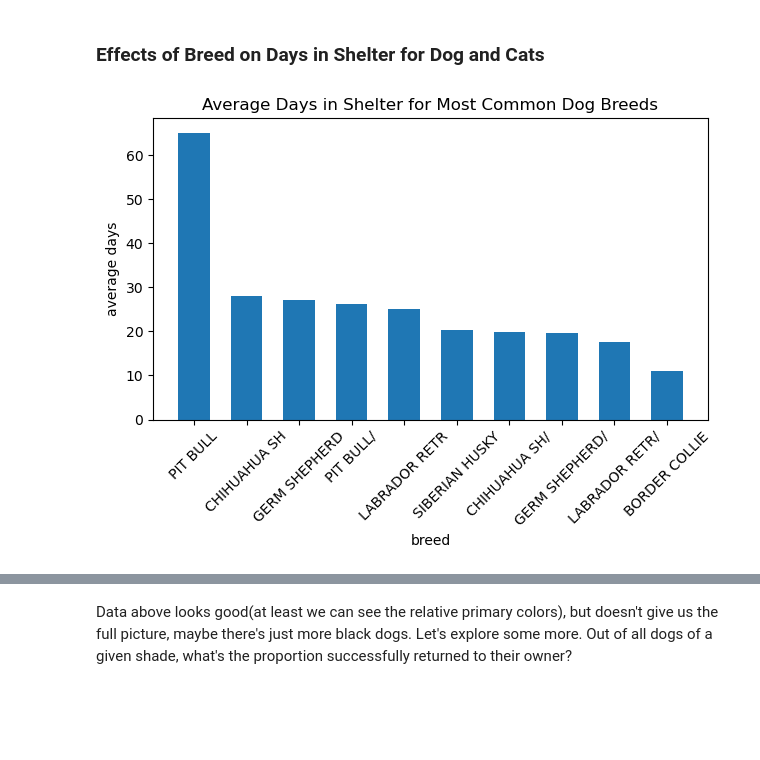
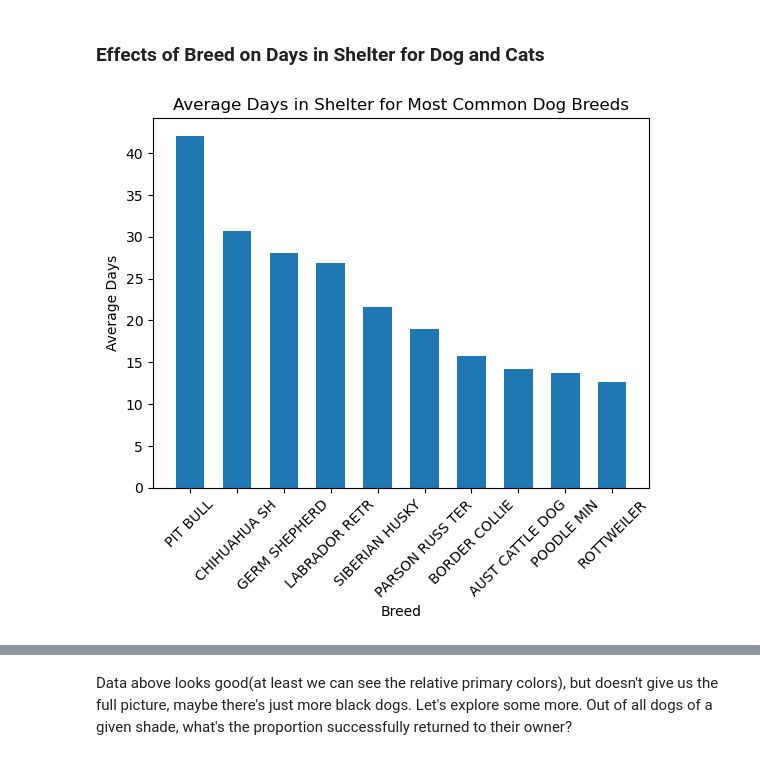
Before and after one commit to dalibug/383_ds_project_1, a Jupyter notebook: sonoma_shelter.ipynb, the cells around one changed output, grey strips where cells are left out. Drawn from its saved outputs; the diff is of its cells as text; code cells hidden in the pictures; blank space fills up the shorter version.

```diff
--- a/sonoma_shelter.ipynb
+++ b/sonoma_shelter.ipynb
@@ -71,29 +69,23 @@ def get_primary_breed(breed_string):
 
     breed_string = str(breed_string).strip()
 
+    if '/' in breed_string:
+        return breed_string.split('/')[0].strip()
+
     # For breeds with "MIX" or similar suffix
     if 'MIX' in breed_string: # If mix is the primary 'breed'
         return breed_string.replace('MIX', '').strip()
 
-    if '/' in breed_string:
-        return breed_string.split('/')[0].strip()
-
     return breed_string
 
-# Function to extract primary breed and treat any compund mix as just 'MIX'
+# Function to extract primary breed and treat any compound mix as just 'MIX'
 def get_primary_breed_mix(breed_string):
     if pd.isna(breed_string):
         return "Unknown"
 
-    if 'mix' in breed_string.lower():
-        return 'MIX' # Treat mixes and compund mixes as just 'MIX'
+    breed = str(breed_string).strip()
 
-    breed_string = str(breed_string).strip()
-
-    if '/' in breed_string:
-        return breed_string.split('/')[0].strip()  # else return the primary 'breed'
-
-    return breed_string
+    return 'MIX' if ('MIX' in breed or '/' in breed) else breed
 
 # Function to calculate age in years using 'MM/DD/YYYY'
 def calculate_age(dob_str):
@@ -101,14 +93,16 @@ def calculate_age(dob_str):
         if pd.isna(dob_str) or dob_str == "":
             return np.nan
         dob = datetime.strptime(dob_str, '%m/%d/%Y')
-        age_in_years = (current_date - dob).days / 365.25
+        age_in_years = (current_date - dob).days / 365
         return age_in_years
     except:
         return np.nan
+
+# Set a current date for age calculations
+current_date = datetime.today()
 # %% [markdown]
 ## New Filtered columns
 # %%
-
 # ------- Columns/Filters for Breed and Days in Shelter Analysis ----------
 
 # Create a new column for primary breed and primary breed with mix generalization
@@ -116,8 +110,8 @@ df['PrimaryBreed'] = df['Breed'].apply(get_primary_breed)
 df['PrimaryBreedMix'] = df['Breed'].apply(get_primary_breed_mix)
 
 # Separate dogs and cats
-dog_df = df[df['Type'] == 'DOG']
-cat_df = df[df['Type'] == 'CAT']
+dog_df = df[df['Type'] == 'DOG'].copy()
+cat_df = df[df['Type'] == 'CAT'].copy()
 
 # Count the most common dog breeds
 dog_breed_counts = dog_df['PrimaryBreed'].value_counts()
@@ -125,7 +119,6 @@ most_common_dog_breeds = dog_breed_counts.head(10).index.tolist()
 
 dog_breed_counts_mix = dog_df['PrimaryBreedMix'].value_counts()
 most_common_dog_breeds_mix = dog_breed_counts_mix.head(10).index.tolist()
-
 
 # Get average days for most common dog breeds
 dog_breed_days = dog_df[dog_df['PrimaryBreed'].isin(most_common_dog_breeds)]
@@ -153,15 +162,12 @@ animals_df = animals_df[animals_df['Type'].isin(['DOG', 'CAT'])]
 # %%
 # Plot 1.1: Most Common Dog breeds by average days in shelter
 sorted_dog_avg_days = dog_avg_days.sort_values(ascending=False)
 
-# plt.figure(figsize=(12, 6))
 plt.bar(dog_avg_days.index, sorted_dog_avg_days.values, width=0.6)
 plt.title('Average Days in Shelter for Most Common Dog Breeds')
-plt.xlabel('breed')
+plt.xlabel('Breed')
 plt.xticks(rotation=45)
-plt.ylabel('average days')
-plt.tight_layout()
-plt.savefig('common_dog_breeds_avg_stay.png')
+plt.ylabel('Average Days')
 plt.show()
 # %% [output]
-[figure, old version]
+[figure, new version]
```
Also changed, not shown: parts of 13 cells of this notebook, 1 other file.
